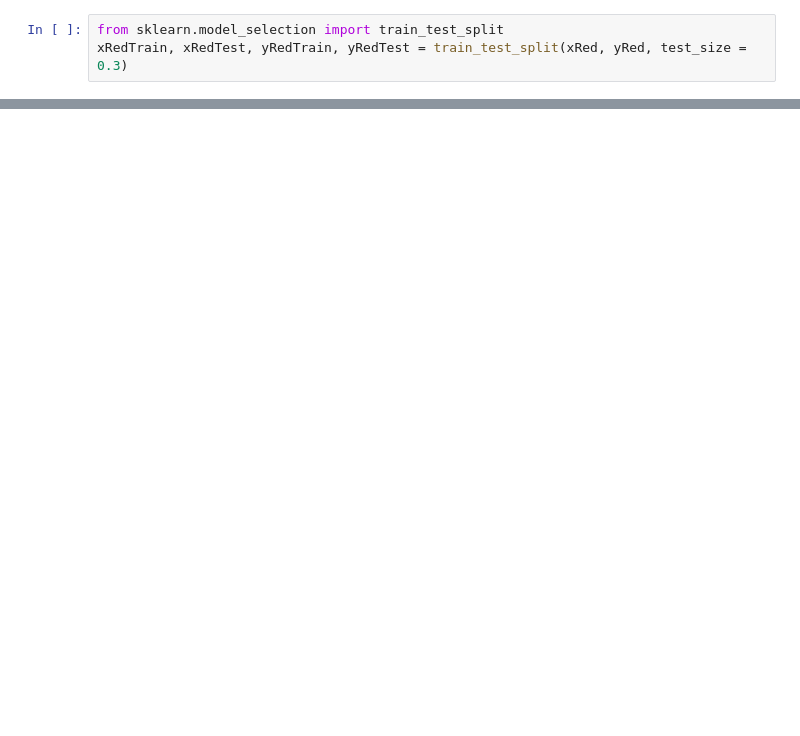
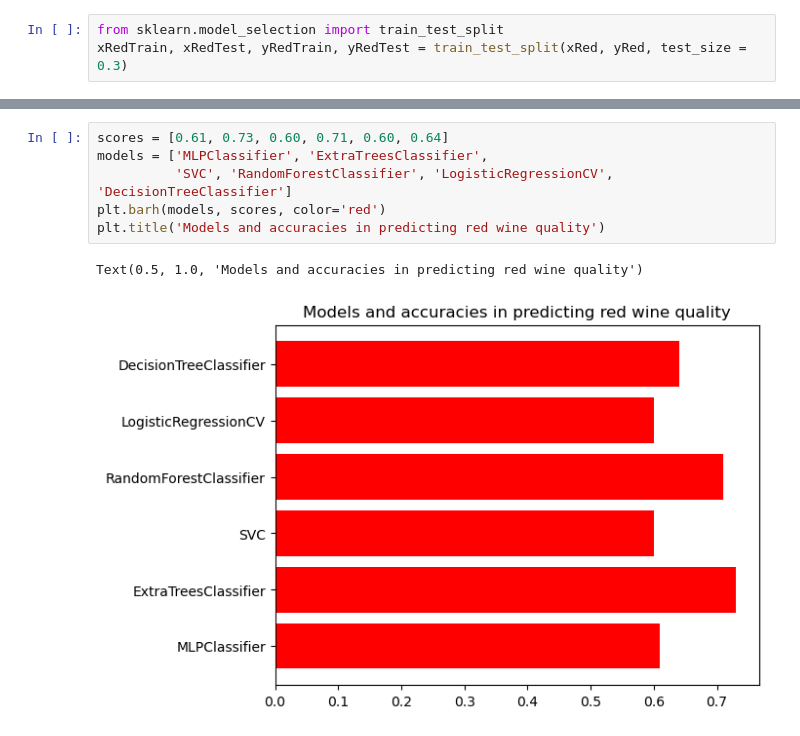
Before and after one commit to n0t1ucky/wineData, a Jupyter notebook: Analyze_red.ipynb, the cells around one changed output, grey strips where cells are left out. Cells and saved outputs as stored; diff of their text form; blank space fills up the shorter version.

```diff
--- a/Analyze_red.ipynb
+++ b/Analyze_red.ipynb
@@ -224,0 +334,9 @@ print(lrRedAccScore)
+# %%
+scores = [0.61, 0.73, 0.60, 0.71, 0.60, 0.64]
+models = ['MLPClassifier', 'ExtraTreesClassifier',
+          'SVC', 'RandomForestClassifier', 'LogisticRegressionCV', 'DecisionTreeClassifier']
+plt.barh(models, scores, color='red')
+plt.title('Models and accuracies in predicting red wine quality')
+# %% [output]
+Text(0.5, 1.0, 'Models and accuracies in predicting red wine quality')
+[figure, added]
```
Also changed, not shown: parts of 23 cells of this notebook, 2 other files.
